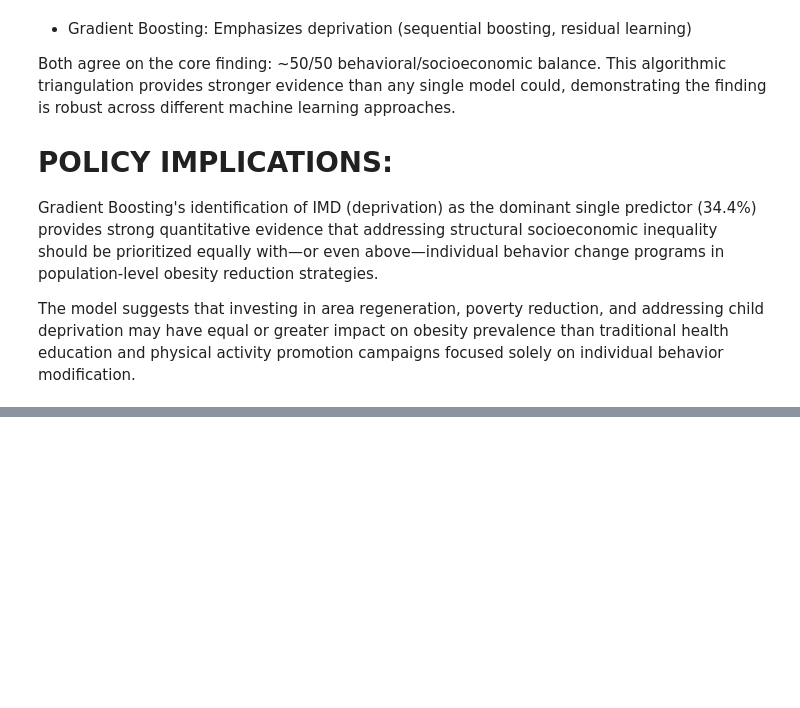
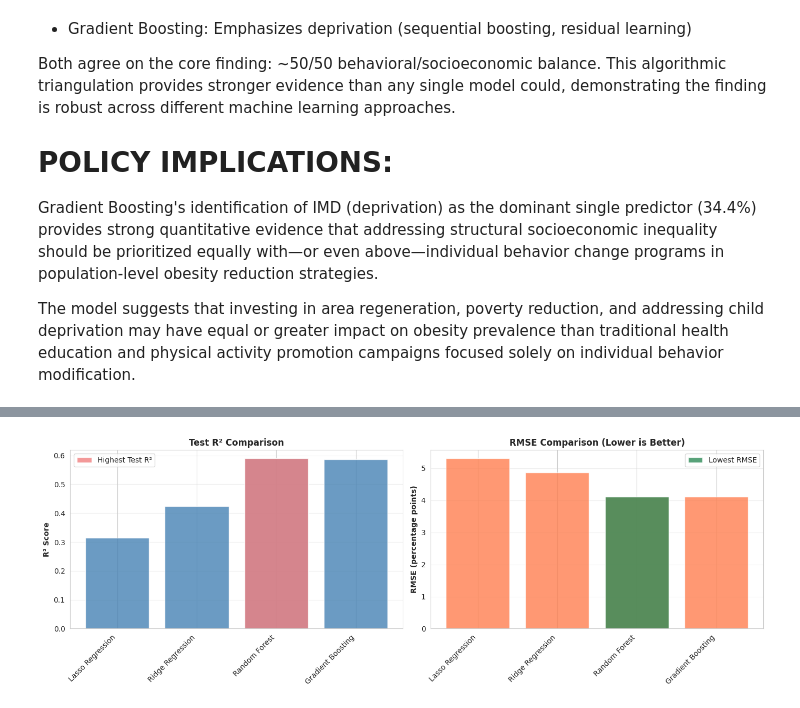
Before and after one commit to gabriel2lucky1990/adult-obesity-risk-modelling-england, a Jupyter notebook: Predicting_Obesity_From_Health_Behaviors_in_England.ipynb, the cells around one changed output, grey strips where cells are left out. Cells and saved outputs as stored; diff of their text form; code cells hidden in the pictures; blank space fills up the shorter version.

Commit message:
All four models complete, SHAP analysis, residual plots vs fitted, QQ plot, residual distribution, actual vs predicted

```diff
--- a/Predicting_Obesity_From_Health_Behaviors_in_England.ipynb
+++ b/Predicting_Obesity_From_Health_Behaviors_in_England.ipynb
@@ -535,6 +535,11 @@ plt.show()
 print("   ✓ Lasso diagnostics saved: Model1_Lasso_Diagnostics.png")
 
 print("LASSO REGRESSION COMPLETE")
+
+# cross validation
+cv_scores_lasso = cross_val_score(lasso, X_train_scaled, y_train, cv=kfold, scoring='r2')
+cv_r2_lasso = cv_scores_lasso.mean()
+cv_std_lasso = cv_scores_lasso.std()
 # %% [output]
 6. Creating Lasso visualizations...
 [figure]
@@ -653,6 +658,11 @@ coefficients_ridge = pd.DataFrame({
     'Coefficient': ridge.coef_
 }).sort_values('Coefficient', key=abs, ascending=False)
 print(coefficients_ridge.to_string(index=False))
+
+# cross validation
+cv_scores_ridge = cross_val_score(ridge, X_train_scaled, y_train, cv=kfold, scoring='r2')
+cv_r2_ridge = cv_scores_ridge.mean()
+cv_std_ridge = cv_scores_ridge.std()
 # %% [output]
 MODEL 2: RIDGE REGRESSION
 
@@ -935,6 +945,11 @@ socioeconomic_importance = feature_importance_rf[
 
 print(f"\n   Behavioral features contribution: {behavioral_importance*100:.1f}%")
 print(f"   Socioeconomic features contribution: {socioeconomic_importance*100:.1f}%")
+
+# cross validation
+cv_scores_rf = cross_val_score(rf, X_train_scaled, y_train, cv=kfold, scoring='r2')
+cv_r2_rf = cv_scores_rf.mean()
+cv_std_rf = cv_scores_rf.std()
 # %% [output]
 MODEL 3: RANDOM FOREST REGRESSOR
 
@@ -1252,6 +1267,11 @@ feature_importance_gb = pd.DataFrame({
     'Importance': gb.feature_importances_
 }).sort_values('Importance', ascending=False)
 print(feature_importance_gb.to_string(index=False))
+
+# cross validation
+cv_scores_gb = cross_val_score(gb, X_train_scaled, y_train, cv=kfold, scoring='r2')
+cv_r2_gb = cv_scores_gb.mean()
+cv_std_gb = cv_scores_gb.std()
 # %% [output]
 MODEL 4: GRADIENT BOOSTING REGRESSOR
 
@@ -1432,0 +1523,39 @@ promotion campaigns focused solely on individual behavior modification.
+# %%
+# Part 5: Model Comparison Visualizations (1/2)
+
+fig, axes = plt.subplots(1, 2, figsize=(14, 5))
+
+# Plot 1: R² Comparison
+x_pos = range(len(comparison))
+axes[0].bar(x_pos, comparison['R2'], color='steelblue', alpha=0.8)
+axes[0].set_xticks(x_pos)
+axes[0].set_xticklabels(comparison['Model'], rotation=45, ha='right')
+axes[0].set_ylabel('R² Score', fontweight='bold')
+axes[0].set_title('Test R² Comparison', fontweight='bold', fontsize=12)
+axes[0].grid(axis='y', alpha=0.3)
+
+# Highlight best
+best_r2_idx = comparison['R2'].idxmax()
+axes[0].bar(best_r2_idx, comparison.loc[best_r2_idx, 'R2'],
+            color='lightcoral', alpha=0.8, label='Highest Test R²')
+axes[0].legend()
+
+# Plot 2: RMSE Comparison
+axes[1].bar(x_pos, comparison['RMSE'], color='coral', alpha=0.8)
+axes[1].set_xticks(x_pos)
+axes[1].set_xticklabels(comparison['Model'], rotation=45, ha='right')
+axes[1].set_ylabel('RMSE (percentage points)', fontweight='bold')
+axes[1].set_title('RMSE Comparison (Lower is Better)', fontweight='bold', fontsize=12)
+axes[1].grid(axis='y', alpha=0.3)
+
+# Highlight best
+best_rmse_idx = comparison['RMSE'].idxmin()
+axes[1].bar(best_rmse_idx, comparison.loc[best_rmse_idx, 'RMSE'],
+            color='seagreen', alpha=0.8, label='Lowest RMSE')
+axes[1].legend()
+
+plt.tight_layout()
+plt.savefig('/content/drive/MyDrive/Model_Comparison_R2_RMSE.png', dpi=300, bbox_inches='tight')
+plt.show()
+# %% [output]
+[figure, added]
```
Also changed, not shown: parts of 14 cells of this notebook.
